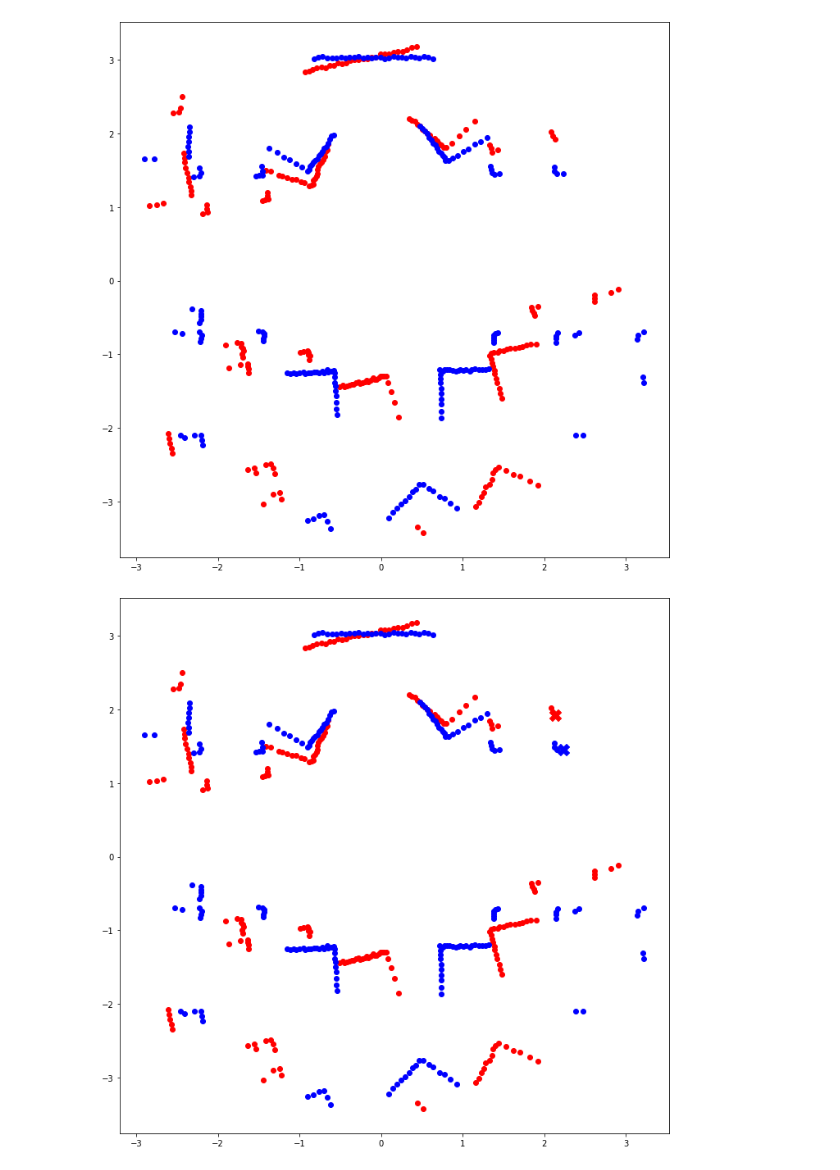
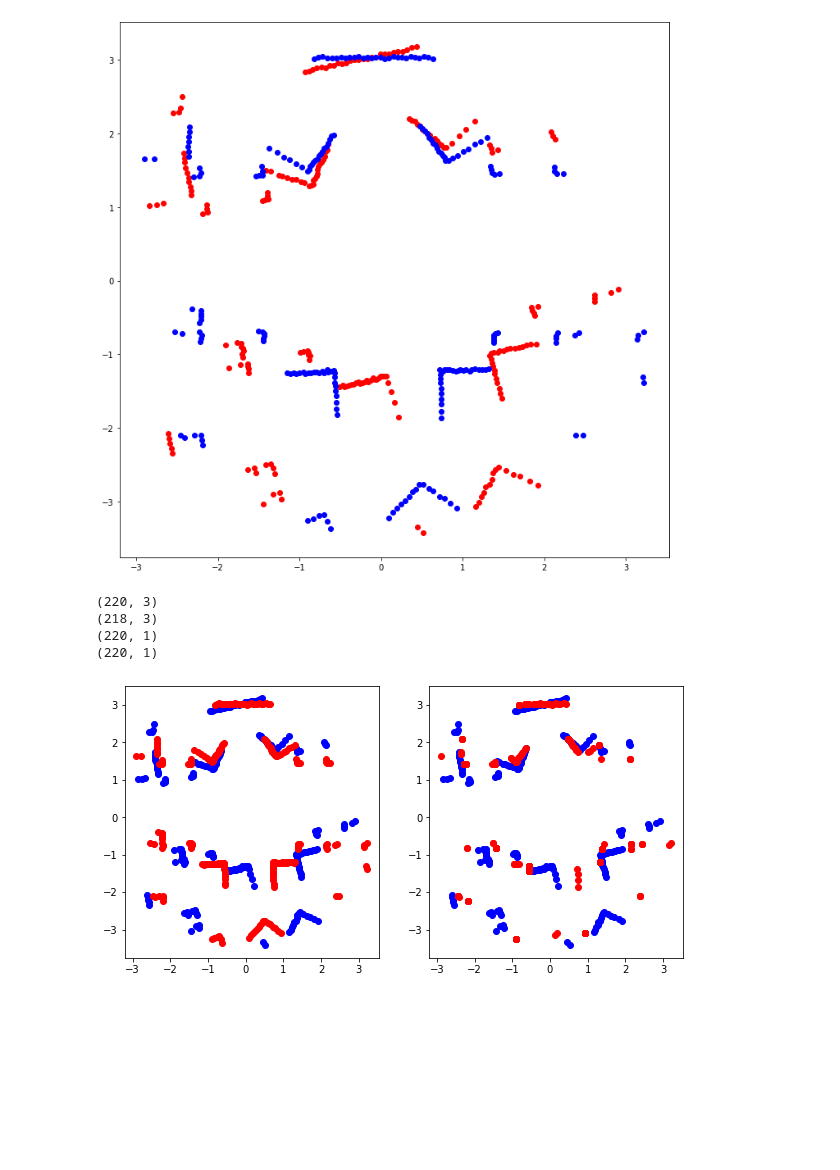
Before and after one commit to SebastianBitsch/turtlebot-additions, a Jupyter notebook: turtle_localization/exploration.ipynb, the cells around one changed output. Cells and saved outputs as stored; diff of their text form; code cells hidden in the pictures; blank space fills up the shorter version.

```diff
--- a/turtle_localization/exploration.ipynb
+++ b/turtle_localization/exploration.ipynb
@@ -28,16 +31,13 @@ tolerance = 0.2  # idk a good value
 
 nbrs = NearestNeighbors(n_neighbors=1, algorithm='kd_tree').fit(y)
 
-# Iterative loop
-# for _ in range(max_iters):
-#     # Find the nearest neighbors for each point in the moving point cloud x
-#     distances, indices = nbrs.kneighbors(self.transform(x,R,t))
-
-#     x_closest, y_closest = self.compute_closest_pairs(x, y, distances, indices, distance_threshold)
-
-#     R, t = self.compute_transformation_params(x_closest, y_closest, p=None)
-#     x_hat = self.transform(x,R,t)
-#     # Convergence check
-#     distances, indices = nbrs.kneighbors(x_hat)
-#     if np.sum(distances) < tolerance:
-#         break
+distances, indices = nbrs.kneighbors(transform(x,R,t))
+print(x.shape)
+print(y.shape)
+print(distances.shape)
+print(indices.shape)
+# %% [output]
+(220, 3)
+(218, 3)
+(220, 1)
+(220, 1)
@@ -46,11 +43,0 @@ distances, indices = nbrs.kneighbors(transform(x,R,t))
-# %%
-fig = plt.figure(figsize=(12,12))
-plt.scatter(x[0,0], x[0,1], marker = 'X', c = 'r', s = 200)
-plt.scatter(x[:,0], x[:,1], c = 'r')
-
-plt.scatter(y[0,0], y[0,1], marker = 'X', c = 'b', s = 200)
-plt.scatter(y[:,0], y[:,1], c = 'b')
-
-plt.show()
-# %% [output]
-[figure, removed]
@@ -56,0 +69,18 @@ plt.show()
+# %%
+
+fig, axs = plt.subplots(nrows=1, ncols=2, figsize=(10,5))
+
+axs[0].scatter(x[:,0], x[:,1], c = 'b')
+axs[0].scatter(y[:,0], y[:,1], c = 'r')
+
+y_hat = y[indices].squeeze()
+
+# for i in range(len(x)):
+#     axs[1].plot([x[i, 0], y_hat[i, 0]], [x[i, 1], y_hat[i, 1]], 'k--')
+
+axs[1].scatter(x[:,0], x[:,1], c = 'b')
+axs[1].scatter(y_hat[:,0], y_hat[:,1], c = 'r')
+
+plt.show()
+# %% [output]
+[figure, added]
```
Also changed, not shown: parts of 8 cells of this notebook.
